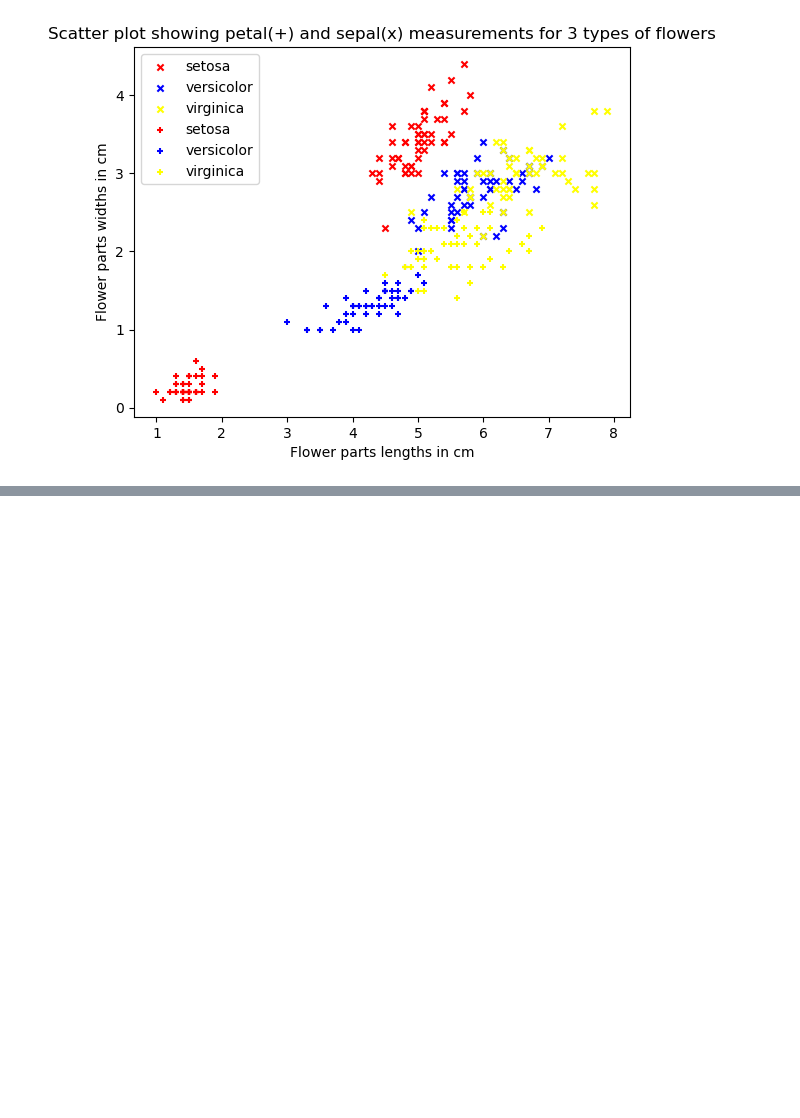
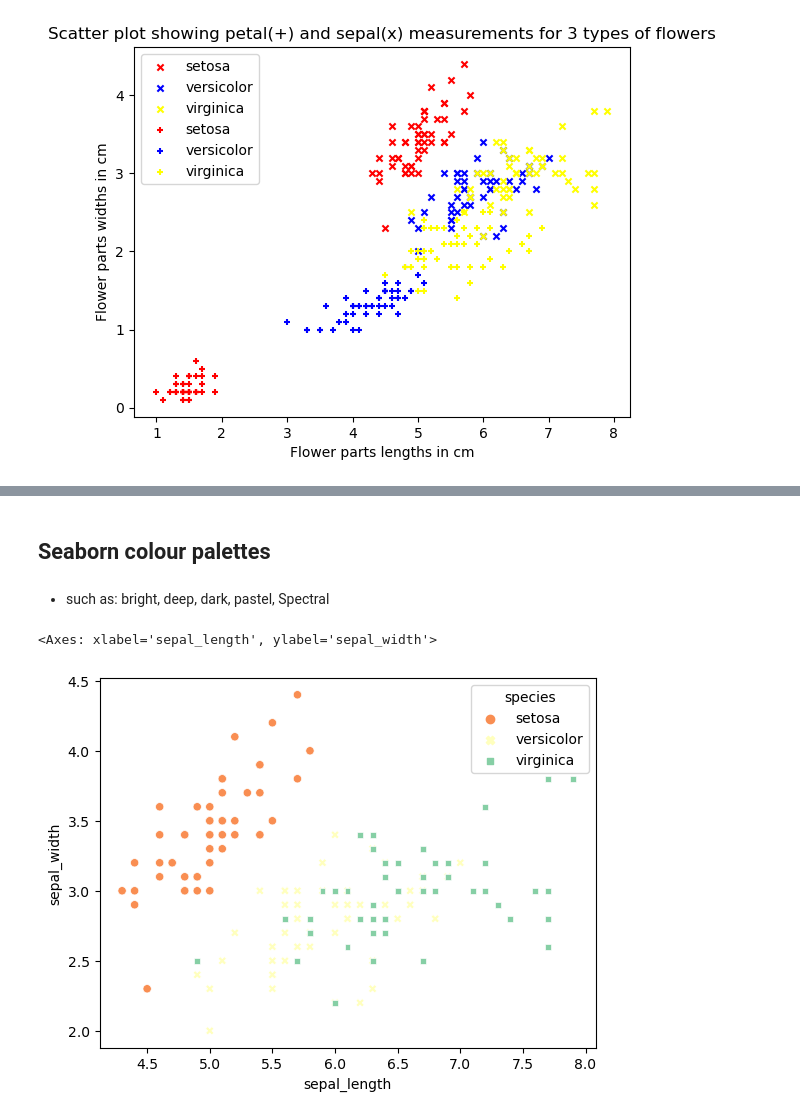
Before and after one commit to floortom/PandasDataHandling, a Jupyter notebook: DataVis_ScatterPlots.ipynb, the cells around one changed output, grey strips where cells are left out. Saved outputs shown, nothing was run; the diff lists cells and outputs as text; code cells hidden in the pictures; blank space fills up the shorter version.

```diff
--- a/DataVis_ScatterPlots.ipynb
+++ b/DataVis_ScatterPlots.ipynb
@@ -76,0 +84,9 @@ plt.show()
+# %% [markdown]
+## Seaborn colour palettes
+# %% [markdown]
+- such as: bright, deep, dark, pastel, Spectral
+# %%
+sns.scatterplot(data=iris, x="sepal_length", y="sepal_width", hue="species", style="species", palette="Spectral")
+# %% [output]
+<Axes: xlabel='sepal_length', ylabel='sepal_width'>
+[figure, added]
```
Also changed, not shown: parts of 9 cells of this notebook.
